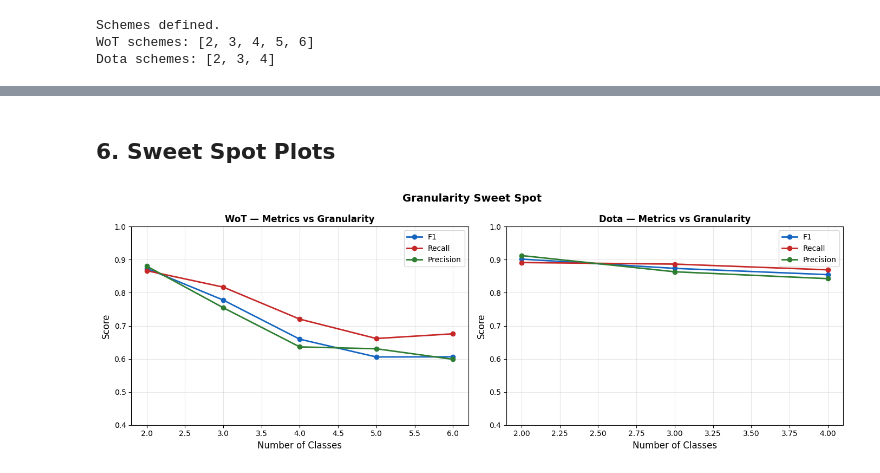
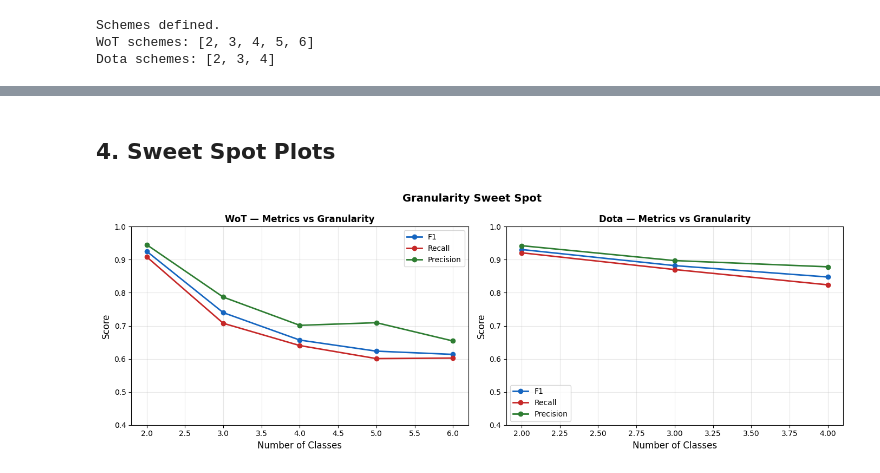
Before and after one commit to paolacalle/gaming-toxicity-detection, a Jupyter notebook: notebooks/gaming/01_granularity_experiment.ipynb, the cells around one changed output, grey strips where cells are left out. Drawn from its saved outputs; the diff is of its cells as text; code cells hidden in the pictures.

Commit message:
Granularity experiment
Granularity experiment polished and finalized.

```diff
--- a/notebooks/gaming/01_granularity_experiment.ipynb
+++ b/notebooks/gaming/01_granularity_experiment.ipynb
@@ -165,8 +182,8 @@ WOT_SCHEME_6 = {0: 0, 1: 1, 2: 2, 3: 3, 4: 4, 5: 5}
 # binary
 DOTA_SCHEME_2 = {0: 0, 1: 1, 2: 1, 3: 1}
 
-# n=3: Non-Toxic / Ego + Impolite (Mild toxicity) / Agression (Severe toxicity)
-DOTA_SCHEME_3 = {0: 0, 1: 1, 2: 2, 3: 1}
+# n=3: Non-Toxic / Impolite (Mild toxicity) / Ego + Agression (Severe toxicity)
+DOTA_SCHEME_3 = {0: 0, 1: 2, 2: 2, 3: 1}
 
 # n=4: Non-Toxic / Ego / Agression / Impolite
 DOTA_SCHEME_4 = {0: 0, 1: 1, 2: 2, 3: 3}
@@ -232 +218,7 @@ DOTA_SCHEMES = {2: {0: 0,
+# %%
+# classifiers
+CLASSIFIERS = {
+    'LogisticRegression': LogisticRegression(C=1.0, max_iter=2000, class_weight='balanced', random_state=seed, n_jobs=1),
+    'LinearSVC':          LinearSVC(C=1.0, max_iter=2000, class_weight='balanced', random_state=seed),
+}
 # %%
@@ -307,48 +300,41 @@ Dota          4           LinearSVC      0.8548          0.8694             0.84
 # %% [markdown]
-## 6. Sweet Spot Plots
+## 4. Sweet Spot Plots
 # %%
-# combine both games into one frame for unified plotting
+# combine both games for unified plotting
 all_results = pd.concat([wot_results, dota_results], ignore_index=True)
+games       = all_results['game'].unique()
 
-# metrics that we want to plot
+# metric lines — column, label, color
 metrics = [
-    ('best_cv_f1',        'F1',        '#1565C0'),
-    ('best_cv_recall',    'Recall',    '#C62828'),
-    ('best_cv_precision', 'Precision', '#2E7D32'),
+    ('best_f1_macro',        'F1',        '#1565C0'),
+    ('best_recall_macro',    'Recall',    '#C62828'),
+    ('best_precision_macro', 'Precision', '#2E7D32'),
 ]
 
-# unique games
-games = all_results['game'].unique()
-
-# plotting
 fig, axes = plt.subplots(1, len(games), figsize=(7 * len(games), 5))
 if len(games) == 1:
     axes = [axes]
 
-# plot each metric for each game
 for ax, game in zip(axes, games):
     gdf = all_results[all_results['game'] == game]
+
+    # plot each metric line
     for col, label, color in metrics:
         ax.plot(gdf['n_classes'], gdf[col],
                 marker='o', linewidth=2, color=color, label=label)
-    # labels, title, legend, grid
-    # xlabel
+
     ax.set_xlabel('Number of Classes', fontsize=12)
-    # ylabel
     ax.set_ylabel('Score', fontsize=12)
-    # title with game name
     ax.set_title(f'{game} — Metrics vs Granularity', fontweight='bold')
-    # legend
     ax.legend()
     ax.set_ylim(0.4, 1.0)
     ax.grid(True, alpha=0.3)
 
-# suptitle
 plt.suptitle('Granularity Sweet Spot', fontweight='bold', fontsize=14)
 plt.tight_layout()
 
-# save figure
-plt.savefig('../../data/results/granularity_sweet_spot.png', dpi=150, bbox_inches='tight')
+# save to results
+plt.savefig(PROJECT_ROOT / 'data/results/granularity_sweet_spot.png', dpi=150, bbox_inches='tight')
 plt.show()
 # %% [output]
-[figure, old version]
+[figure, new version]
```
Also changed, not shown: parts of 9 cells of this notebook, 4 other files.
